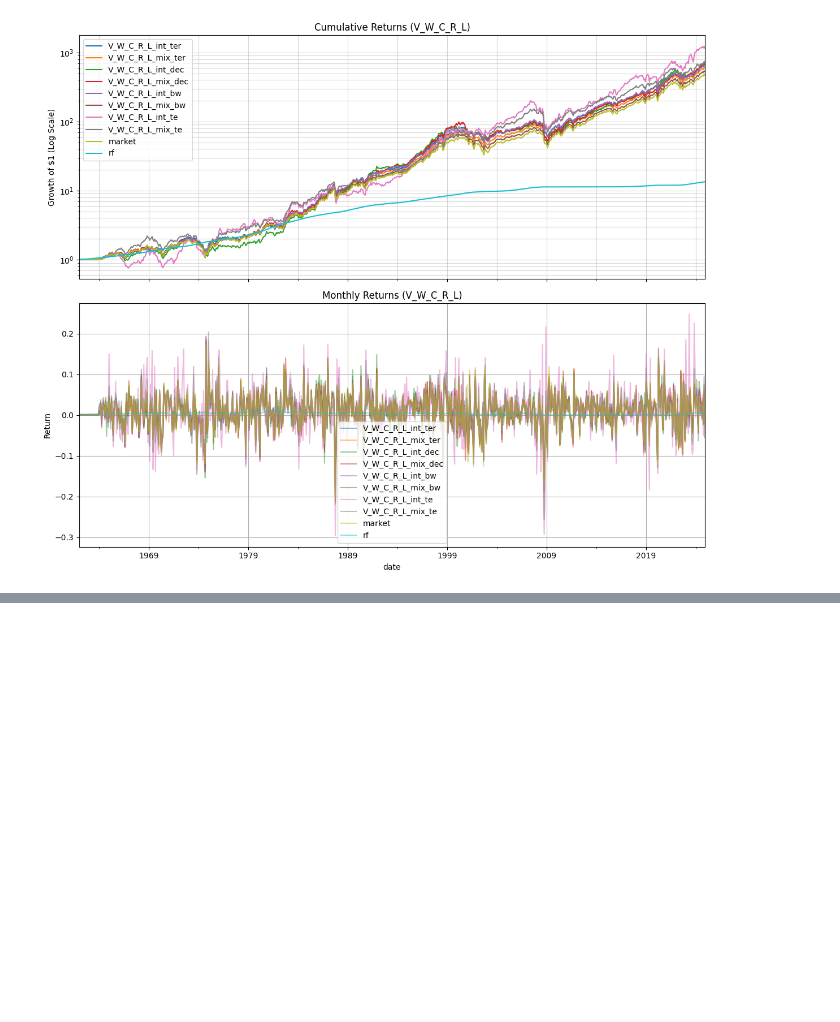
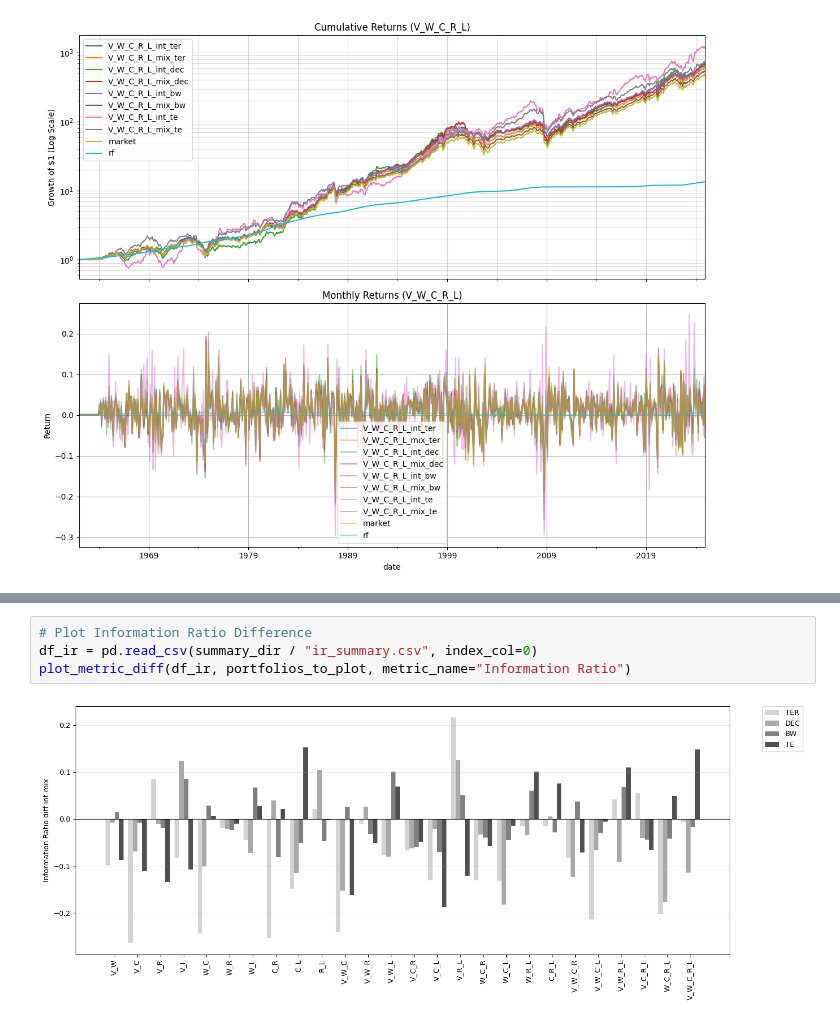
Before and after one commit to christopher-dybdahl/integrated-portfolio-factor-allocation, a Jupyter notebook: notebooks/strategy_returns.ipynb, the cells around one changed output, grey strips where cells are left out. Drawn from its saved outputs; the diff is of its cells as text; blank space fills up the shorter version.

```diff
--- a/notebooks/strategy_returns.ipynb
+++ b/notebooks/strategy_returns.ipynb
@@ -192,0 +202,6 @@ plot_sharpe_comparison(df_sharpe, all_factors, portfolios_to_plot)
+# %%
+# Plot Information Ratio Difference
+df_ir = pd.read_csv(summary_dir / "ir_summary.csv", index_col=0)
+plot_metric_diff(df_ir, portfolios_to_plot, metric_name="Information Ratio")
+# %% [output]
+[figure, added]
```
Also changed, not shown: parts of 5 cells of this notebook, 8 other files.
